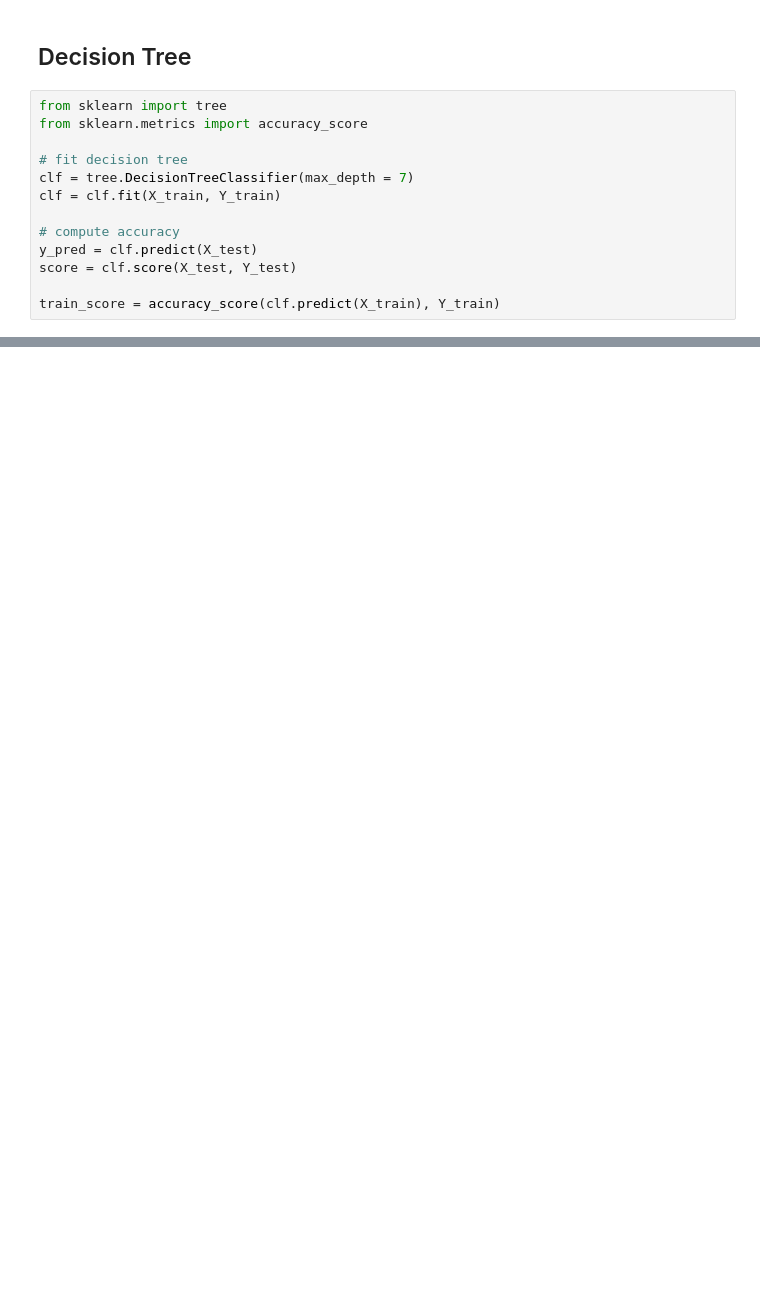
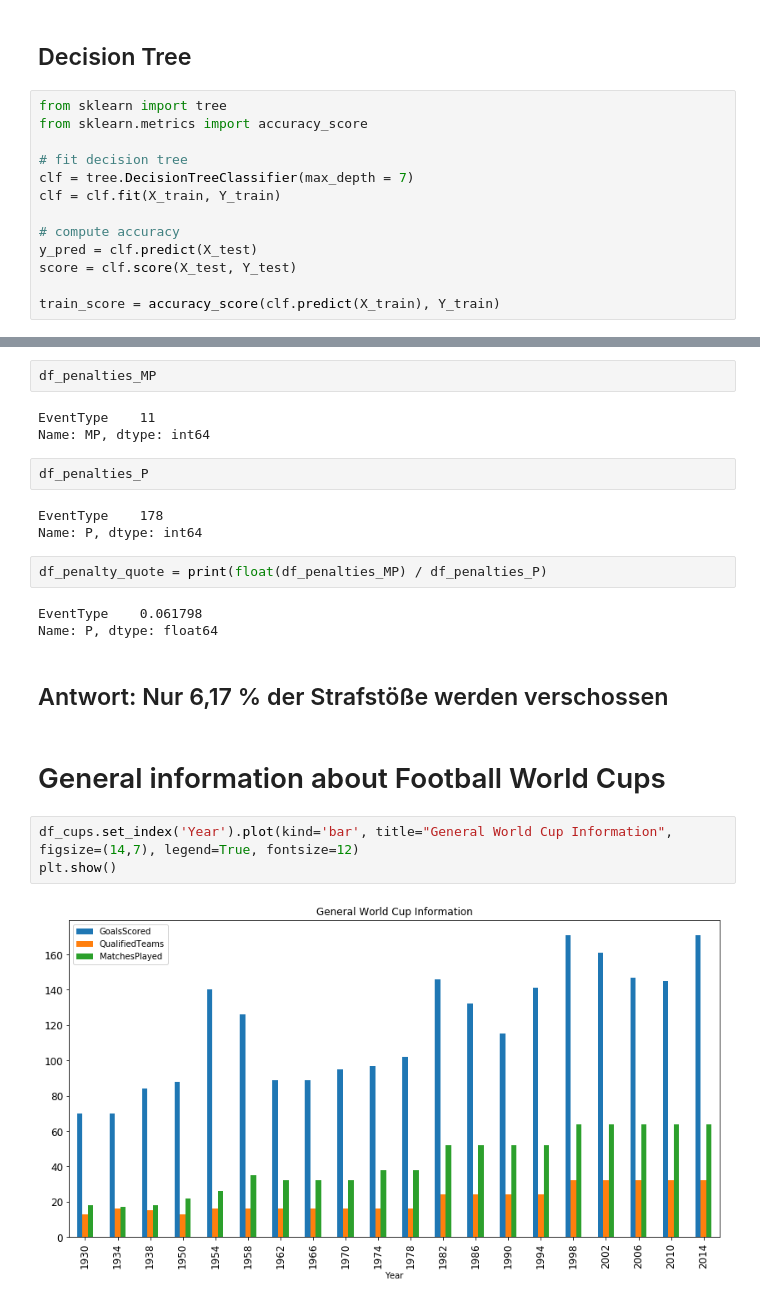
Before and after one commit to bhilprecht/ml-world-championship, a Jupyter notebook: FIFA_WM_Henrik_Leon.ipynb, the cells around one changed output, grey strips where cells are left out. Drawn from its saved outputs; the diff is of its cells as text; blank space fills up the shorter version.

```diff
--- a/FIFA_WM_Henrik_Leon.ipynb
+++ b/FIFA_WM_Henrik_Leon.ipynb
@@ -458,0 +302,24 @@ graph
+# %%
+df_penalties_MP
+# %% [output]
+EventType    11
+Name: MP, dtype: int64
+# %%
+df_penalties_P
+# %% [output]
+EventType    178
+Name: P, dtype: int64
+# %%
+df_penalty_quote = print(float(df_penalties_MP) / df_penalties_P)
+# %% [output]
+EventType    0.061798
+Name: P, dtype: float64
+# %% [markdown]
+## Antwort: Nur 6,17 % der Strafstöße werden verschossen
+# %% [markdown]
+# General information about Football World Cups
+# %%
+df_cups.set_index('Year').plot(kind='bar', title="General World Cup Information", figsize=(14,7), legend=True, fontsize=12)
+plt.show()
+# %% [output]
+[figure, added]
```
Also changed, not shown: parts of 79 cells of this notebook, 3 other files.
